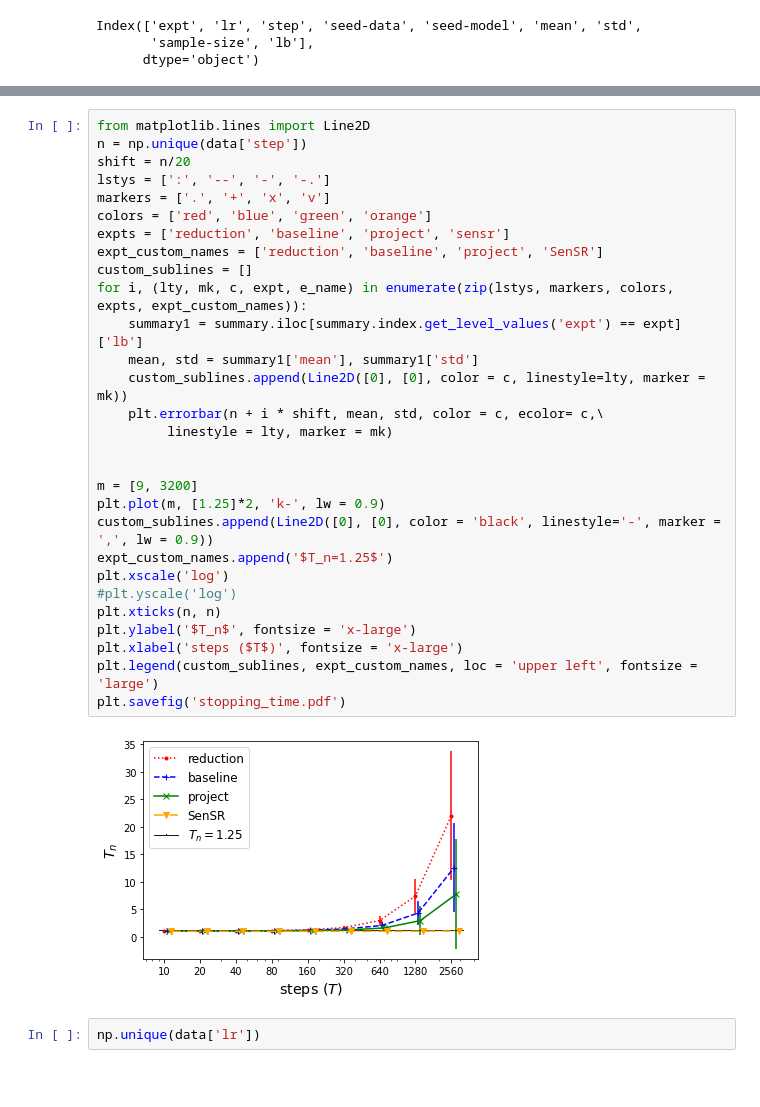
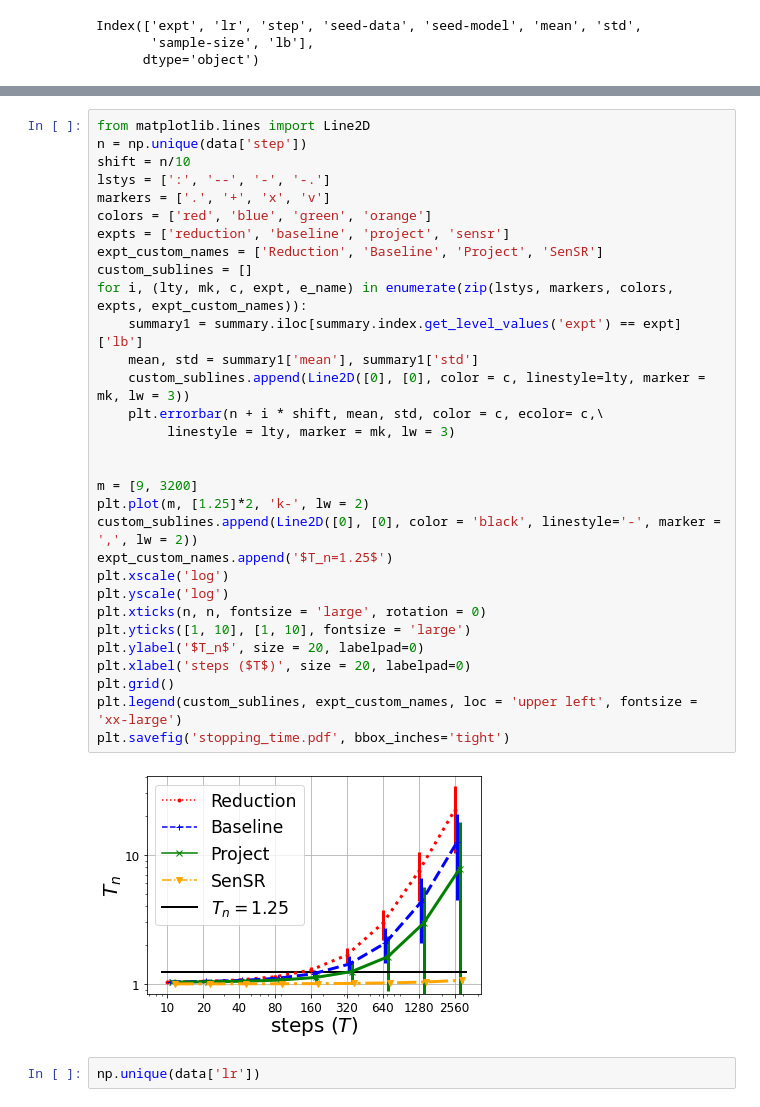
Before and after one commit to smaityumich/individual-fairness-testing, a Jupyter notebook: adult/test.ipynb, the cells around one changed output, grey strips where cells are left out. Drawn from its saved outputs; the diff is of its cells as text; blank space fills up the shorter version.

```diff
--- a/adult/test.ipynb
+++ b/adult/test.ipynb
@@ -42,34 +22,36 @@ summary = data1.groupby(['lr', 'expt', 'step']).agg({'lb':['mean', 'std']})
 # %%
 from matplotlib.lines import Line2D
 n = np.unique(data['step'])
-shift = n/20
+shift = n/10
 lstys = [':', '--', '-', '-.']
 markers = ['.', '+', 'x', 'v']
 colors = ['red', 'blue', 'green', 'orange']
 expts = ['reduction', 'baseline', 'project', 'sensr']
-expt_custom_names = ['reduction', 'baseline', 'project', 'SenSR']
+expt_custom_names = ['Reduction', 'Baseline', 'Project', 'SenSR']
 custom_sublines = []
 for i, (lty, mk, c, expt, e_name) in enumerate(zip(lstys, markers, colors, expts, expt_custom_names)):
     summary1 = summary.iloc[summary.index.get_level_values('expt') == expt]['lb']
     mean, std = summary1['mean'], summary1['std']
-    custom_sublines.append(Line2D([0], [0], color = c, linestyle=lty, marker = mk))
+    custom_sublines.append(Line2D([0], [0], color = c, linestyle=lty, marker = mk, lw = 3))
     plt.errorbar(n + i * shift, mean, std, color = c, ecolor= c,\
-         linestyle = lty, marker = mk)
+         linestyle = lty, marker = mk, lw = 3)
 
 
 m = [9, 3200]
-plt.plot(m, [1.25]*2, 'k-', lw = 0.9)
-custom_sublines.append(Line2D([0], [0], color = 'black', linestyle='-', marker = ',', lw = 0.9))
+plt.plot(m, [1.25]*2, 'k-', lw = 2)
+custom_sublines.append(Line2D([0], [0], color = 'black', linestyle='-', marker = ',', lw = 2))
 expt_custom_names.append('$T_n=1.25$')
 plt.xscale('log')
-#plt.yscale('log')
-plt.xticks(n, n)
-plt.ylabel('$T_n$', fontsize = 'x-large')
-plt.xlabel('steps ($T$)', fontsize = 'x-large')
-plt.legend(custom_sublines, expt_custom_names, loc = 'upper left', fontsize = 'large')
-plt.savefig('stopping_time.pdf')
+plt.yscale('log')
+plt.xticks(n, n, fontsize = 'large', rotation = 0)
+plt.yticks([1, 10], [1, 10], fontsize = 'large')
+plt.ylabel('$T_n$', size = 20, labelpad=0)
+plt.xlabel('steps ($T$)', size = 20, labelpad=0)
+plt.grid()
+plt.legend(custom_sublines, expt_custom_names, loc = 'upper left', fontsize = 'xx-large')
+plt.savefig('stopping_time.pdf', bbox_inches='tight')
 # %% [output]
-[figure, old version]
+[figure, new version]
 # %%
 np.unique(data['lr'])
 # %% [output]
```
Also changed, not shown: parts of 8 cells of this notebook, 2 other files.
